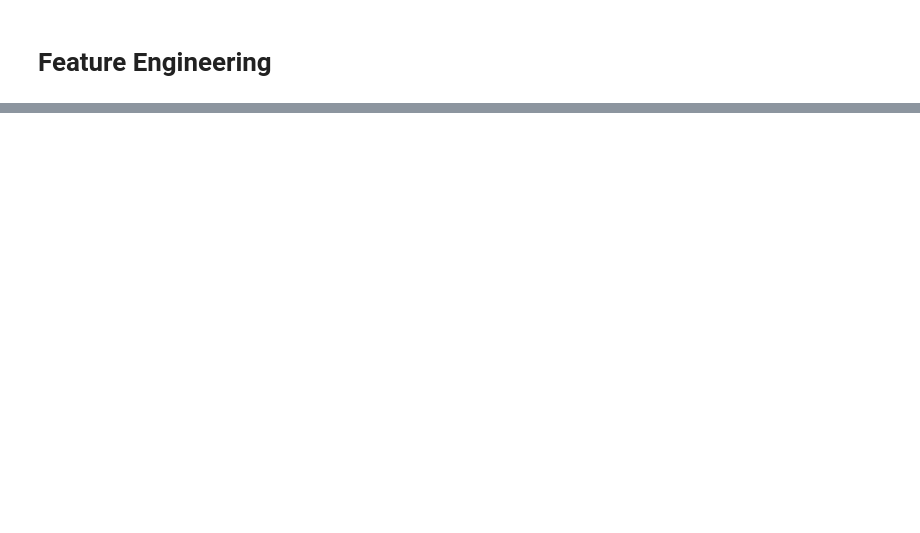
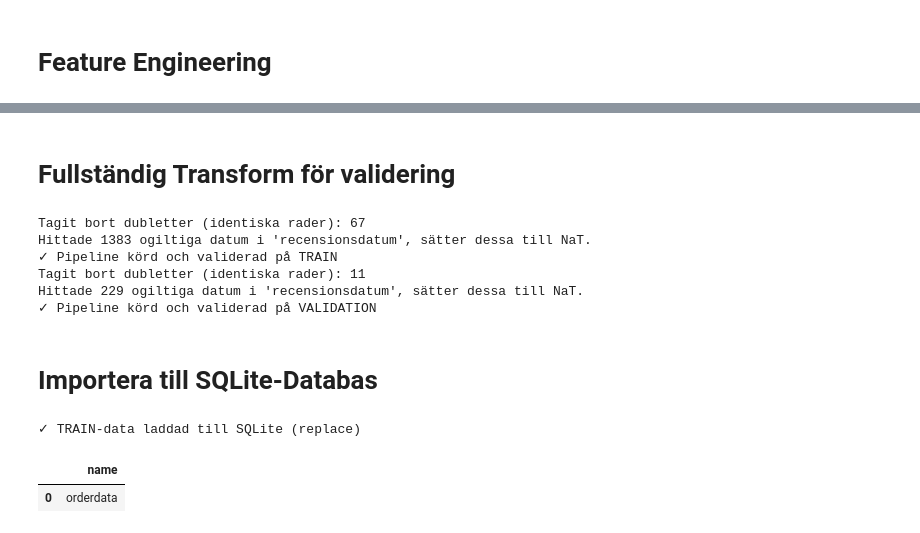
Before and after one commit to rikardsoderstrom/DataScience-uppgift, a Jupyter notebook: etl_pipeline.ipynb, the cells around one changed output, grey strips where cells are left out. Cells and saved outputs as stored; diff of their text form; code cells hidden in the pictures; blank space fills up the shorter version.

```diff
--- a/etl_pipeline.ipynb
+++ b/etl_pipeline.ipynb
@@ -822,0 +836,80 @@ def addera_features(df: pd.DataFrame) -> pd.DataFrame:
+# %% [markdown]
+# Fullständig Transform för validering
+# %%
+def run_pipeline(df_raw: pd.DataFrame) -> pd.DataFrame:
+    df_clean = df_raw.copy()
+
+    # 1) Grain & dubbletter
+    df_clean = clean_orderrader(df_clean)
+
+    # 2) Datumstandardisering
+    df_clean = clean_orderdatum(df_clean)
+    df_clean = clean_leveransdatum(df_clean)
+    df_clean = clean_recensionsdatum(df_clean)
+
+    # 3) Numeriska värden
+    df_clean = clean_pris_per_enhet(df_clean)
+    df_clean = clean_antal(df_clean)
+
+    # 4) Kategoriska standardiseringar
+    df_clean = standardisera_region(df_clean)
+    df_clean = standardisera_kundtyp(df_clean)
+    df_clean = standardisera_betalmetod(df_clean)
+    df_clean = standardisera_leveransstatus(df_clean)
+
+    # 5) Feature engineering
+    df_clean = addera_features(df_clean)
+
+    # 6) Sentimentanalys
+    #df_clean = addera_sentiment(df_clean)
+
+    return df_clean
+
+# --- TRAIN ---
+df_clean = run_pipeline(df_raw)
+
+
+
+
+print("✓ Pipeline körd och validerad på TRAIN")
+
+
+# --- VALIDATION ---
+df_val_clean = run_pipeline(df_val_raw)
+
+
+
+
+print("✓ Pipeline körd och validerad på VALIDATION")
+# %% [output]
+Tagit bort dubletter (identiska rader): 67
+Hittade 1383 ogiltiga datum i 'recensionsdatum', sätter dessa till NaT.
+✓ Pipeline körd och validerad på TRAIN
+Tagit bort dubletter (identiska rader): 11
+Hittade 229 ogiltiga datum i 'recensionsdatum', sätter dessa till NaT.
+✓ Pipeline körd och validerad på VALIDATION
+# %% [markdown]
+# Importera till SQLite-Databas
+# %%
+import sqlite3
+
+conn = sqlite3.connect("ehandel_data_clean.db")
+
+df_clean.to_sql(
+    "orderdata",
+    conn,
+    if_exists="replace",
+    index=False
+)
+
+print("✓ TRAIN-data laddad till SQLite (replace)")
+# %% [output]
+✓ TRAIN-data laddad till SQLite (replace)
+# %%
+pd.read_sql(
+    "SELECT name FROM sqlite_master WHERE type='table';",
+    conn
+)
+# %% [output]
+|  | name |
+| 0 | orderdata |
```
Also changed, not shown: parts of 16 cells of this notebook, 1 other file.
